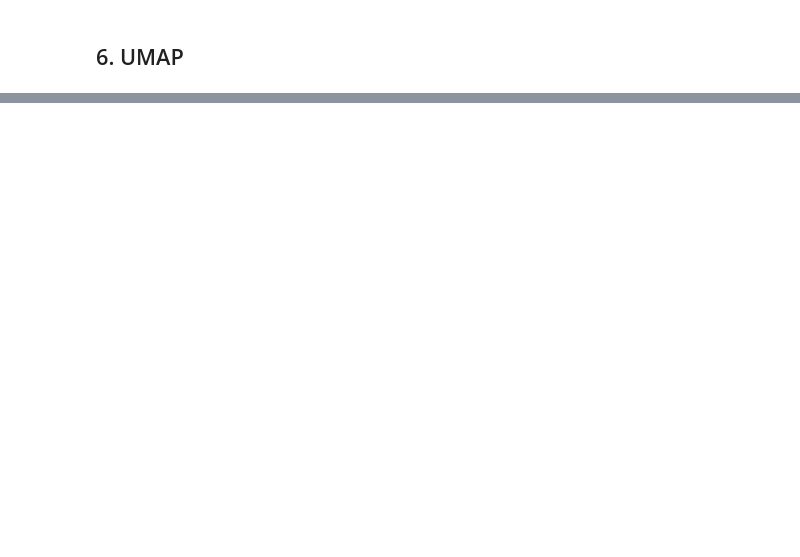
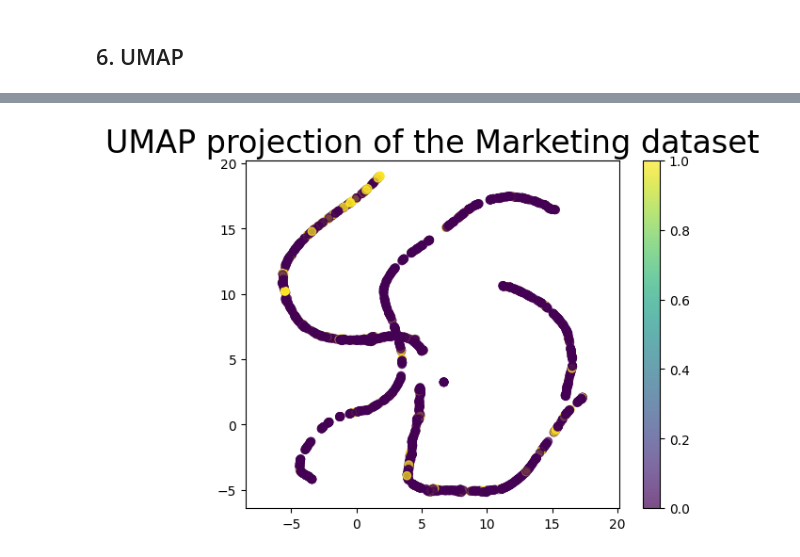
Before and after one commit to thousandoaks/ML4DS-I, a Jupyter notebook: notebooks/MarketingLab_Dimensionality_Reduction.ipynb, the cells around one changed output, grey strips where cells are left out. Saved outputs shown, nothing was run; the diff lists cells and outputs as text; code cells hidden in the pictures; blank space fills up the shorter version.

```diff
--- a/notebooks/MarketingLab_Dimensionality_Reduction.ipynb
+++ b/notebooks/MarketingLab_Dimensionality_Reduction.ipynb
@@ -345,0 +393,7 @@ plt.show()
+# %%
+plt.scatter(embedding[:, 1], embedding[:, 2], c=X['Response'],alpha=0.7)
+plt.gca().set_aspect('equal', 'datalim')
+plt.colorbar()
+plt.title('UMAP projection of the Marketing dataset', fontsize=24);
+# %% [output]
+[figure, added]
```
Also changed, not shown: parts of 14 cells of this notebook.
